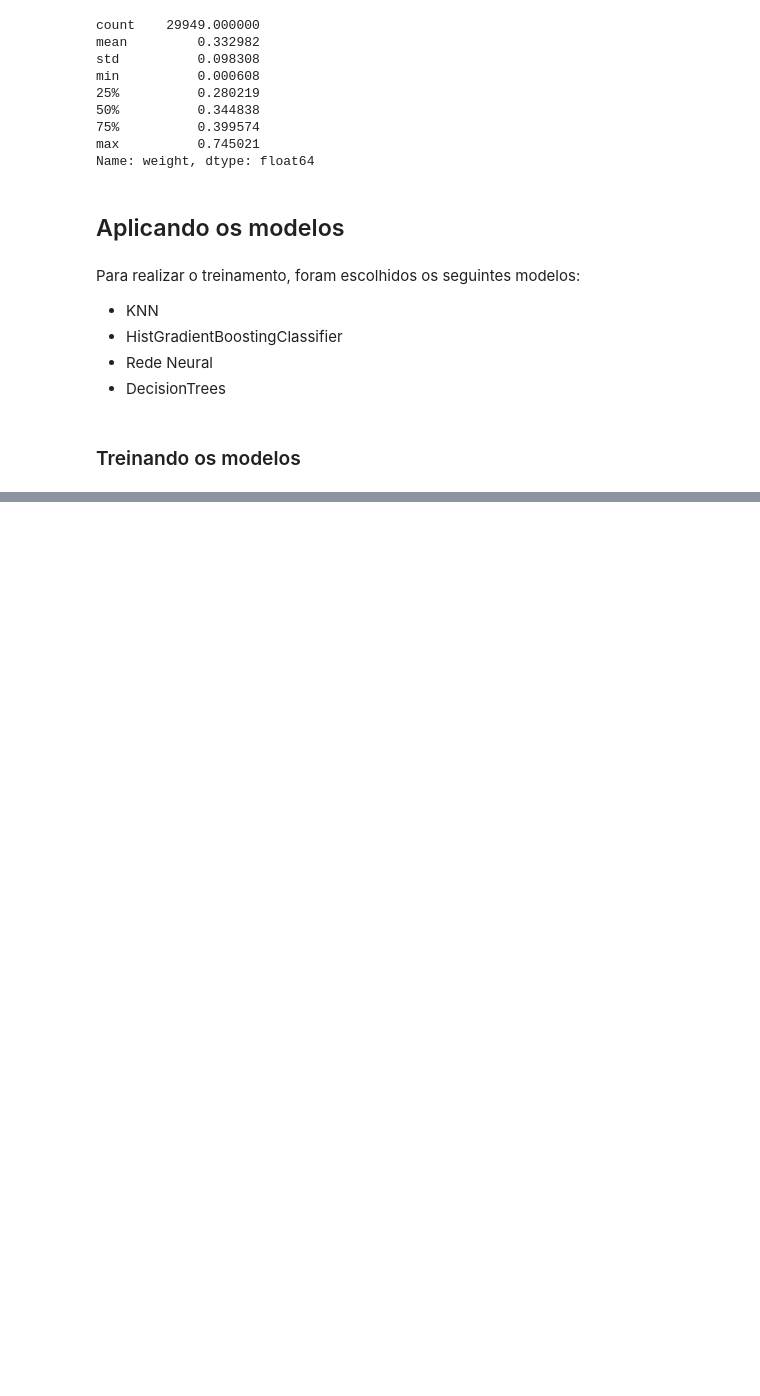
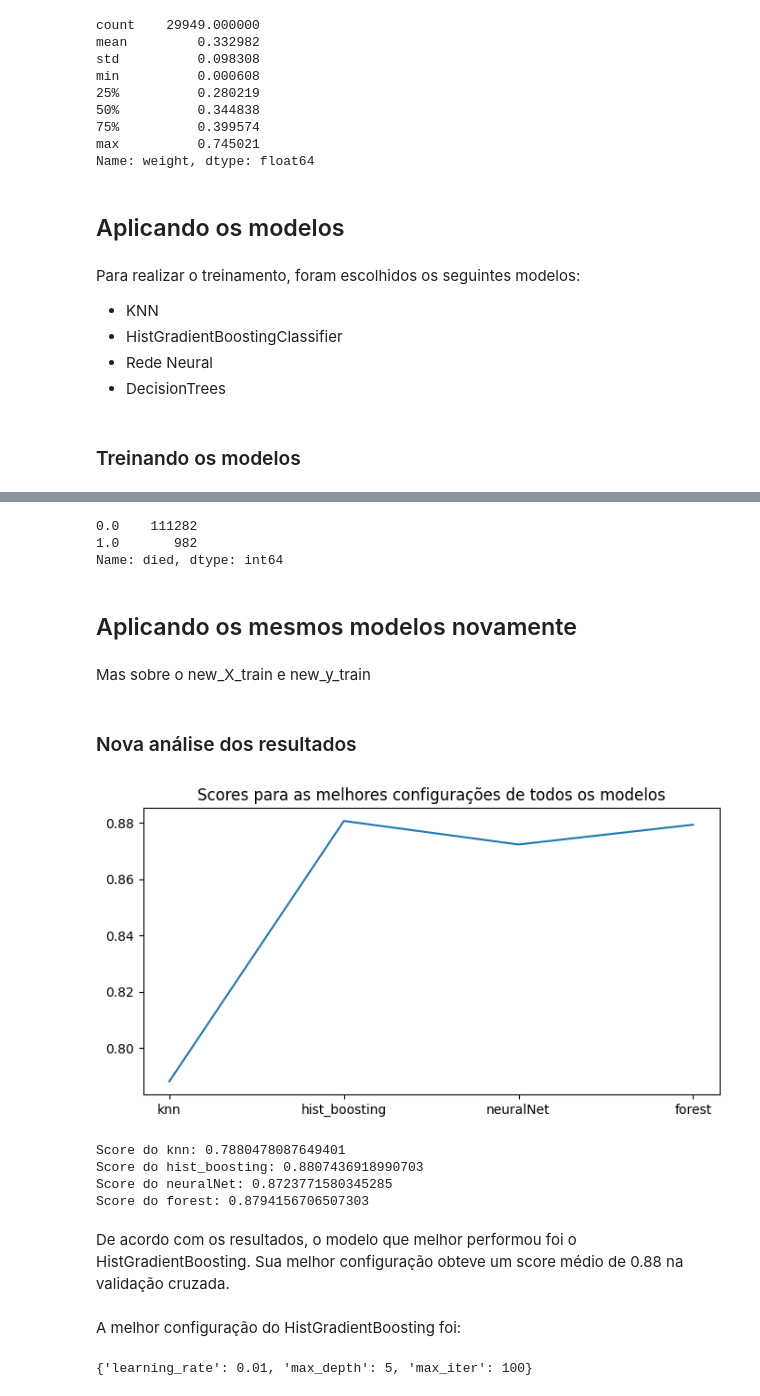
Before and after one commit to Pendulun/TWINSCausalidadeML, a Jupyter notebook: notebooks/3-dsc-models-training.ipynb, the cells around one changed output, grey strips where cells are left out. Cells and saved outputs as stored; diff of their text form; code cells hidden in the pictures; blank space fills up the shorter version.

```diff
--- a/notebooks/3-dsc-models-training.ipynb
+++ b/notebooks/3-dsc-models-training.ipynb
@@ -417,0 +622,21 @@ TypeError: __init__() got an unexpected keyword argument 'categorical_features'
+# %%
+#Pegando só o que interessa para o treino
+
+#Todos os que já eram died == 1
+new_y_train = y_train[y_train == 1]
+#Mais só 4518 dos que died == 0
+new_y_train = pd.concat([new_y_train, y_train[y_train == 0].iloc[:4518]])
+
+#O mesmo para o X
+new_X_train = X_train[y_train == 1]
+new_X_train = pd.concat([new_X_train, X_train[y_train == 0].iloc[:4518]])
+
+#Movendo os não utilizados do treino antigo para o teste novo
+
+#O novo y_test é o mesmo que o anterior acrescido dos died == 0 não utilizados no novo treino
+new_y_test = y_test.copy()
+new_y_test = pd.concat([new_y_test, y_train[y_train == 0].iloc[4518:]])
+
+#O mesmo para o x_test
+new_X_test = X_test.copy()
+new_X_test = pd.concat([new_X_test, X_train[y_train == 0].iloc[4518:]])
@@ -417,0 +649,10 @@ TypeError: __init__() got an unexpected keyword argument 'categorical_features'
+# %%
+new_y_test.value_counts()
+# %% [output]
+0.0    111282
+1.0       982
+Name: died, dtype: int64
+# %% [markdown]
+## Aplicando os mesmos modelos novamente
+# %% [markdown]
+Mas sobre o new_X_train e new_y_train
@@ -417,0 +702,25 @@ TypeError: __init__() got an unexpected keyword argument 'categorical_features'
+# %% [markdown]
+### Nova análise dos resultados
+# %%
+plt.figure(figsize=(8,4))
+plt.plot(models, best_scores)
+plt.title("Scores para as melhores configurações de todos os modelos")
+plt.show()
+# %% [output]
+[figure, added]
+# %%
+for model, score in zip(models, best_scores):
+    print(f"Score do {model}: {score}")
+# %% [output]
+Score do knn: 0.7880478087649401
+Score do hist_boosting: 0.8807436918990703
+Score do neuralNet: 0.8723771580345285
+Score do forest: 0.8794156706507303
+# %% [markdown]
+De acordo com os resultados, o modelo que melhor performou foi o HistGradientBoosting. Sua melhor configuração obteve um score médio de 0.88 na validação cruzada.
+# %% [markdown]
+A melhor configuração do HistGradientBoosting foi:
+# %%
+best_params[1]
+# %% [output]
+{'learning_rate': 0.01, 'max_depth': 5, 'max_iter': 100}
```
Also changed, not shown: parts of 36 cells of this notebook, 16 other files.
